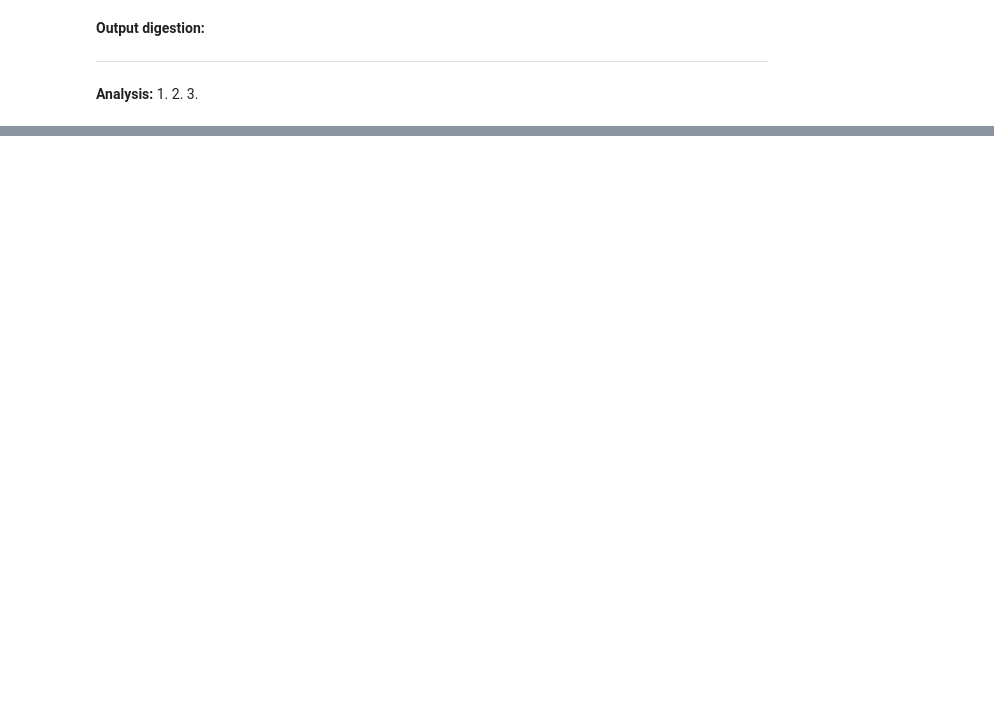
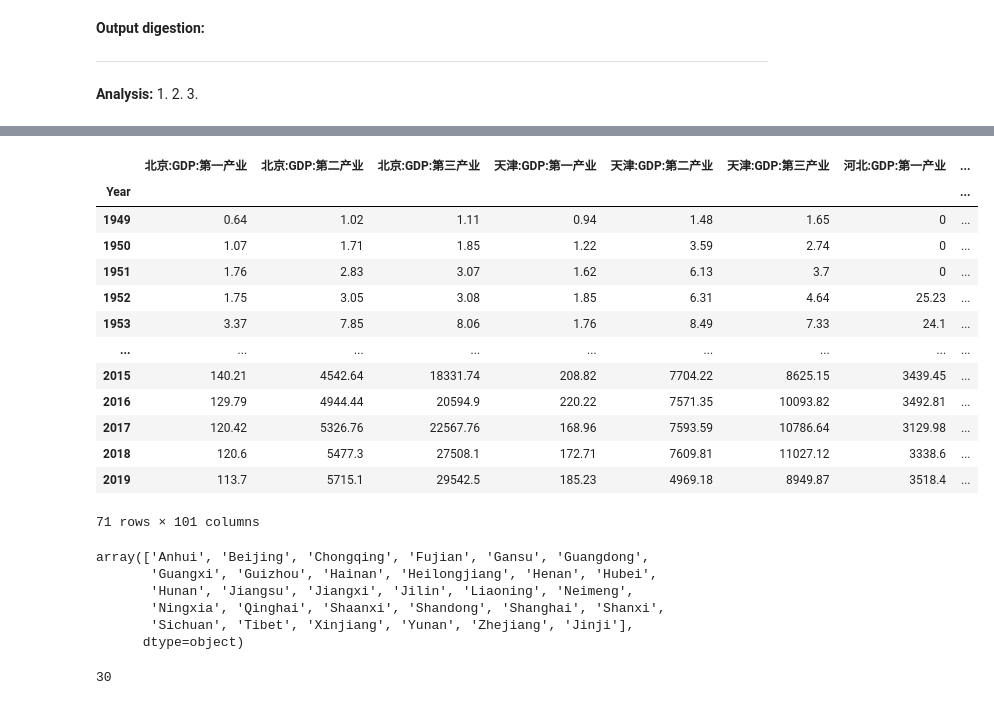
Before and after one commit to SongshGeo/Water-Allocation-Institution, a Jupyter notebook: notebooks/01_DatasetClean.ipynb, the cells around one changed output, grey strips where cells are left out. Drawn from its saved outputs; the diff is of its cells as text; code cells hidden in the pictures; blank space fills up the shorter version.

```diff
--- a/notebooks/01_DatasetClean.ipynb
+++ b/notebooks/01_DatasetClean.ipynb
@@ -248,0 +308,30 @@ ModuleNotFoundError: No module named 'missingno'
+# %%
+gdp
+# %% [output]
+|  | 北京:GDP:第一产业 | 北京:GDP:第二产业 | 北京:GDP:第三产业 | 天津:GDP:第一产业 | 天津:GDP:第二产业 | 天津:GDP:第三产业 | 河北:GDP:第一产业 | ... |
+| Year |  |  |  |  |  |  |  | ... |
+| 1949 | 0.64 | 1.02 | 1.11 | 0.94 | 1.48 | 1.65 | 0 | ... |
+| 1950 | 1.07 | 1.71 | 1.85 | 1.22 | 3.59 | 2.74 | 0 | ... |
+| 1951 | 1.76 | 2.83 | 3.07 | 1.62 | 6.13 | 3.7 | 0 | ... |
+| 1952 | 1.75 | 3.05 | 3.08 | 1.85 | 6.31 | 4.64 | 25.23 | ... |
+| 1953 | 3.37 | 7.85 | 8.06 | 1.76 | 8.49 | 7.33 | 24.1 | ... |
+| ... | ... | ... | ... | ... | ... | ... | ... | ... |
+| 2015 | 140.21 | 4542.64 | 18331.74 | 208.82 | 7704.22 | 8625.15 | 3439.45 | ... |
+| 2016 | 129.79 | 4944.44 | 20594.9 | 220.22 | 7571.35 | 10093.82 | 3492.81 | ... |
+| 2017 | 120.42 | 5326.76 | 22567.76 | 168.96 | 7593.59 | 10786.64 | 3129.98 | ... |
+| 2018 | 120.6 | 5477.3 | 27508.1 | 172.71 | 7609.81 | 11027.12 | 3338.6 | ... |
+| 2019 | 113.7 | 5715.1 | 29542.5 | 185.23 | 4969.18 | 8949.87 | 3518.4 | ... |
+71 rows × 101 columns
+# %%
+merged_data.Province.unique()
+# %% [output]
+array(['Anhui', 'Beijing', 'Chongqing', 'Fujian', 'Gansu', 'Guangdong',
+       'Guangxi', 'Guizhou', 'Hainan', 'Heilongjiang', 'Henan', 'Hubei',
+       'Hunan', 'Jiangsu', 'Jiangxi', 'Jilin', 'Liaoning', 'Neimeng',
+       'Ningxia', 'Qinghai', 'Shaanxi', 'Shandong', 'Shanghai', 'Shanxi',
+       'Sichuan', 'Tibet', 'Xinjiang', 'Yunan', 'Zhejiang', 'Jinji'],
+      dtype=object)
+# %%
+len(merged_data.Province.unique())
+# %% [output]
+30
```
Also changed, not shown: parts of 6 cells of this notebook, 17 other files.
